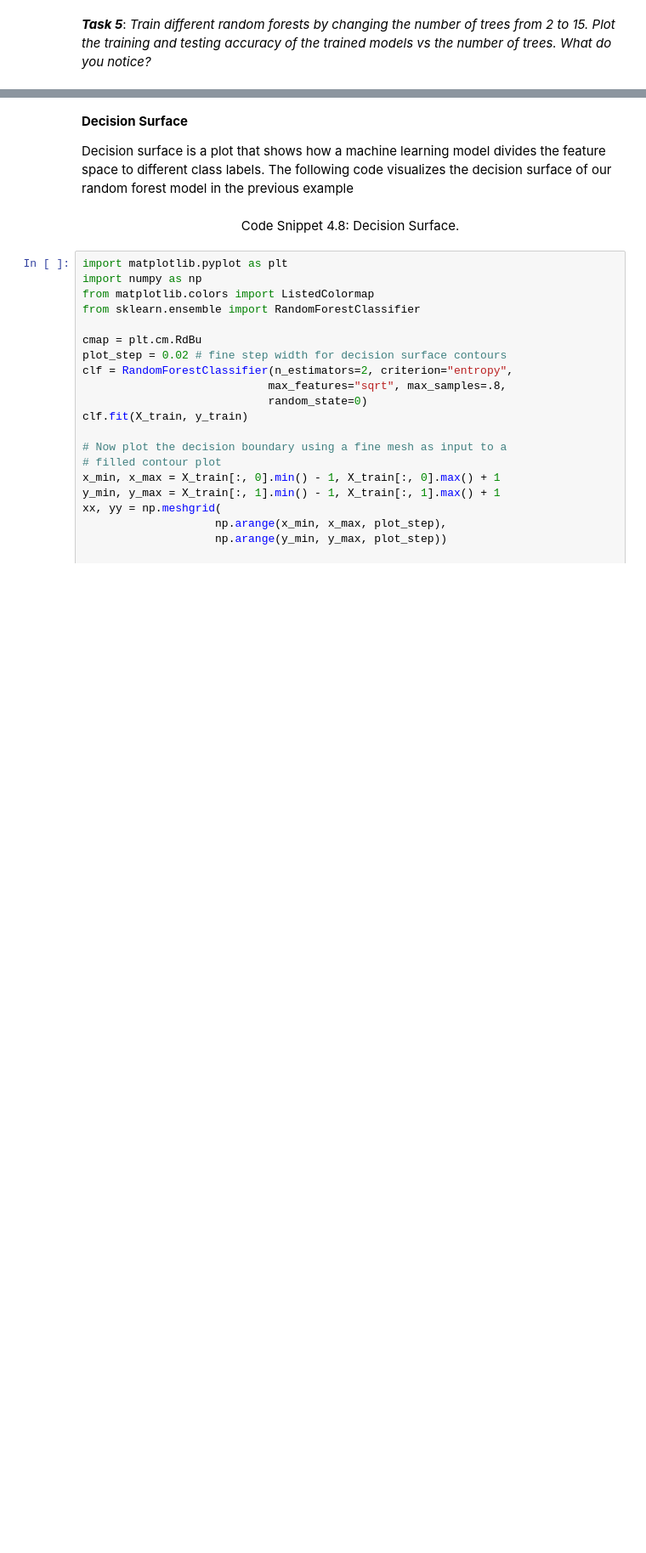
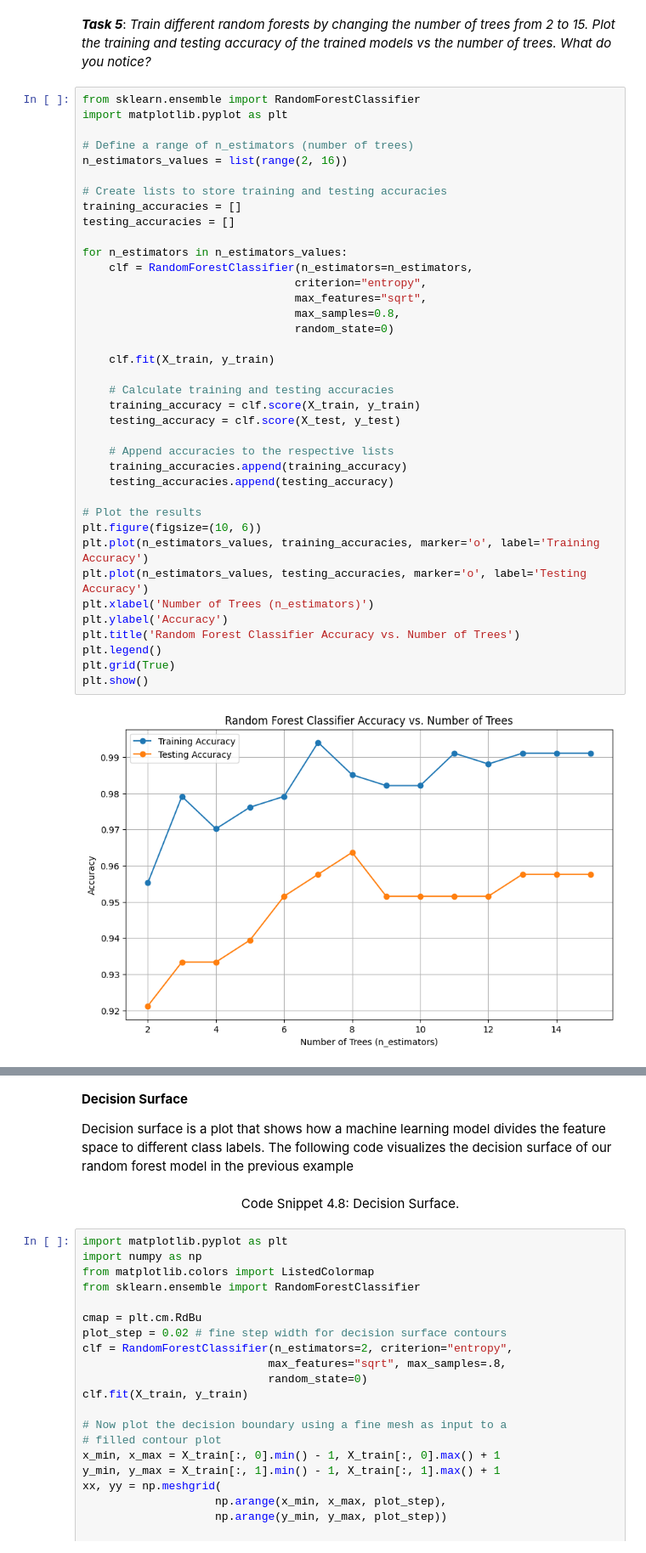
Before and after one commit to amohd63/ENCS5141-INTELLIGENT-SYSTEMS-LAB, a Jupyter notebook: Manual_ENCS5141_Exp4__Supervised_Learning.ipynb, the cells around one changed output, grey strips where cells are left out. Shown at 85% size. Cells and saved outputs as stored; diff of their text form; blank space fills up the shorter version.

```diff
--- a/Manual_ENCS5141_Exp4__Supervised_Learning.ipynb
+++ b/Manual_ENCS5141_Exp4__Supervised_Learning.ipynb
@@ -229,2 +339,42 @@ disp.plot()
 # %% [markdown]
 ***Task 5***: *Train different random forests by changing the number of trees from 2 to 15. Plot the training and testing accuracy of the trained models vs the number of trees. What do you notice?*
+# %%
+from sklearn.ensemble import RandomForestClassifier
+import matplotlib.pyplot as plt
+
+# Define a range of n_estimators (number of trees)
+n_estimators_values = list(range(2, 16))
+
+# Create lists to store training and testing accuracies
+training_accuracies = []
+testing_accuracies = []
+
+for n_estimators in n_estimators_values:
+    clf = RandomForestClassifier(n_estimators=n_estimators,
+                                criterion="entropy",
+                                max_features="sqrt",
+                                max_samples=0.8,
+                                random_state=0)
+
+    clf.fit(X_train, y_train)
+
+    # Calculate training and testing accuracies
+    training_accuracy = clf.score(X_train, y_train)
+    testing_accuracy = clf.score(X_test, y_test)
+
+    # Append accuracies to the respective lists
+    training_accuracies.append(training_accuracy)
+    testing_accuracies.append(testing_accuracy)
+
+# Plot the results
+plt.figure(figsize=(10, 6))
+plt.plot(n_estimators_values, training_accuracies, marker='o', label='Training Accuracy')
+plt.plot(n_estimators_values, testing_accuracies, marker='o', label='Testing Accuracy')
+plt.xlabel('Number of Trees (n_estimators)')
+plt.ylabel('Accuracy')
+plt.title('Random Forest Classifier Accuracy vs. Number of Trees')
+plt.legend()
+plt.grid(True)
+plt.show()
+# %% [output]
+[figure, added]
```
Also changed, not shown: parts of 31 cells of this notebook.
